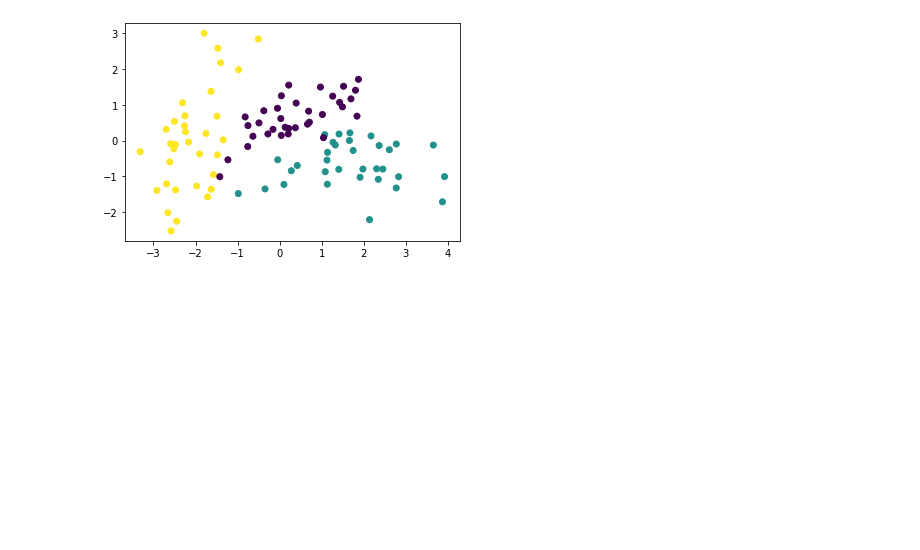
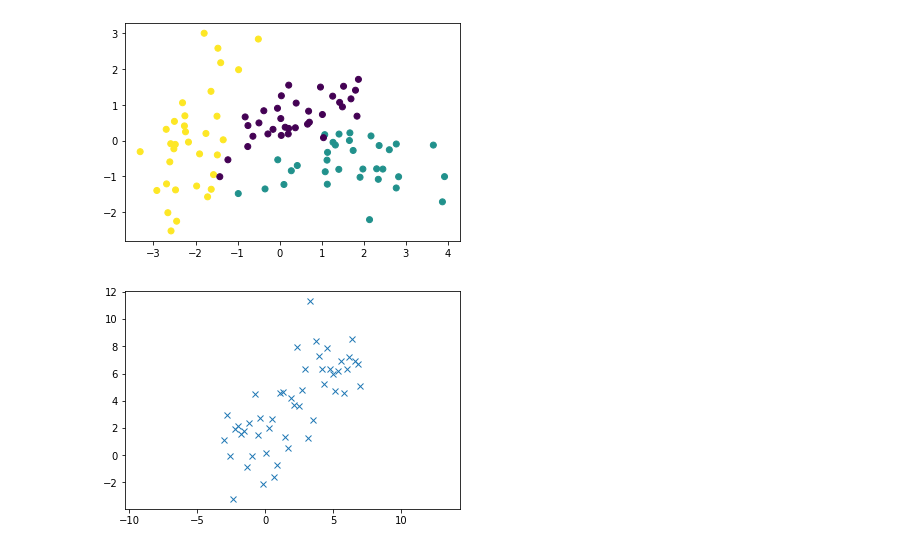
Before and after one commit to Stynic/train_ml_math, a Jupyter notebook: ml/low_level/module_8/notebook_8.ipynb, the cells around one changed output. Saved outputs shown, nothing was run; the diff lists cells and outputs as text; code cells hidden in the pictures; blank space fills up the shorter version.

```diff
--- a/ml/low_level/module_8/notebook_8.ipynb
+++ b/ml/low_level/module_8/notebook_8.ipynb
@@ -152,0 +160,9 @@ plt.scatter(X_pca[:, 0], X_pca[:, 1], c=y)
+# %%
+with open('eigen.pkl', 'br') as file:
+    X = pickle.load(file)
+# %%
+plt.plot(X[:, 0], X[:, 1], 'x')
+plt.axis('equal')
+plt.show()
+# %% [output]
+[figure, added]
```
Also changed, not shown: parts of 3 cells of this notebook.
